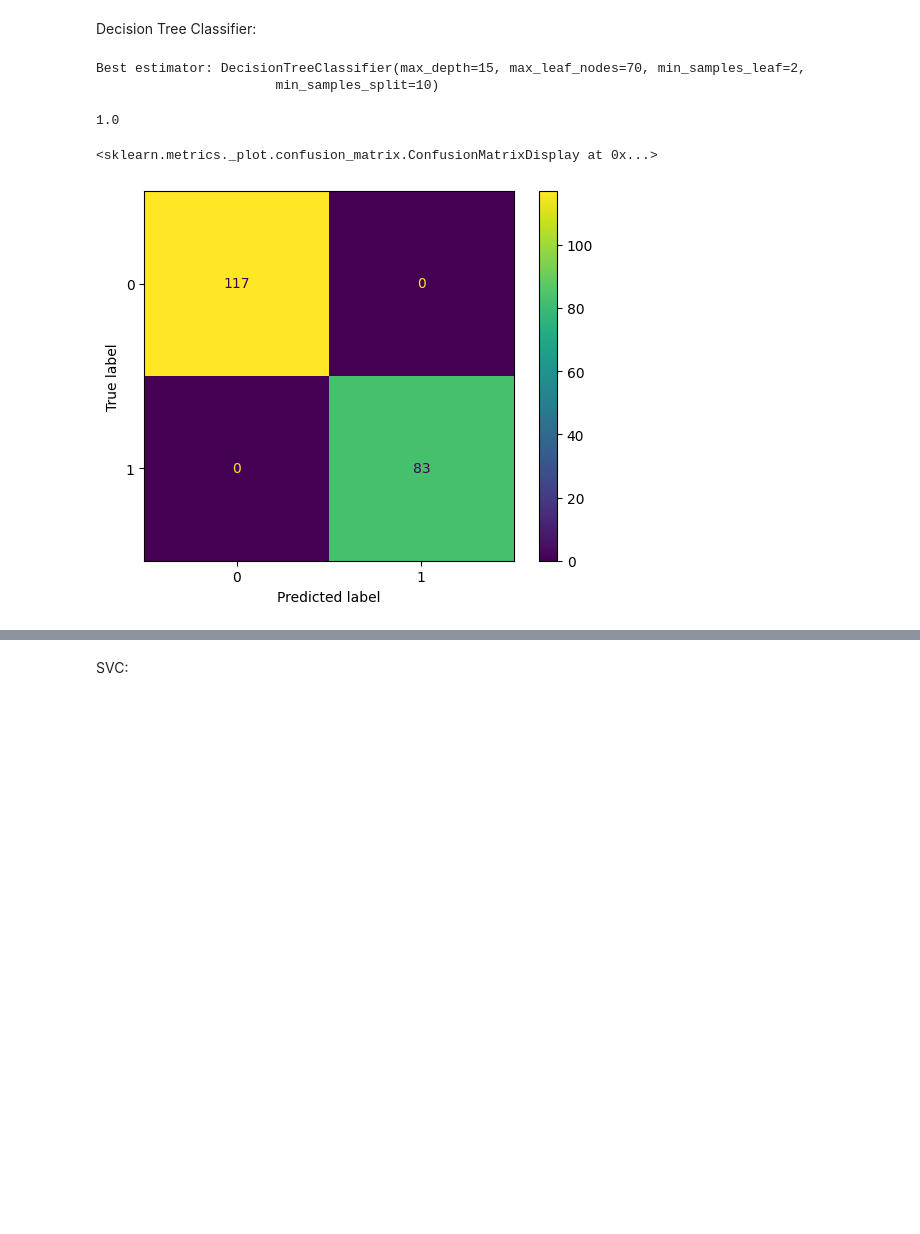
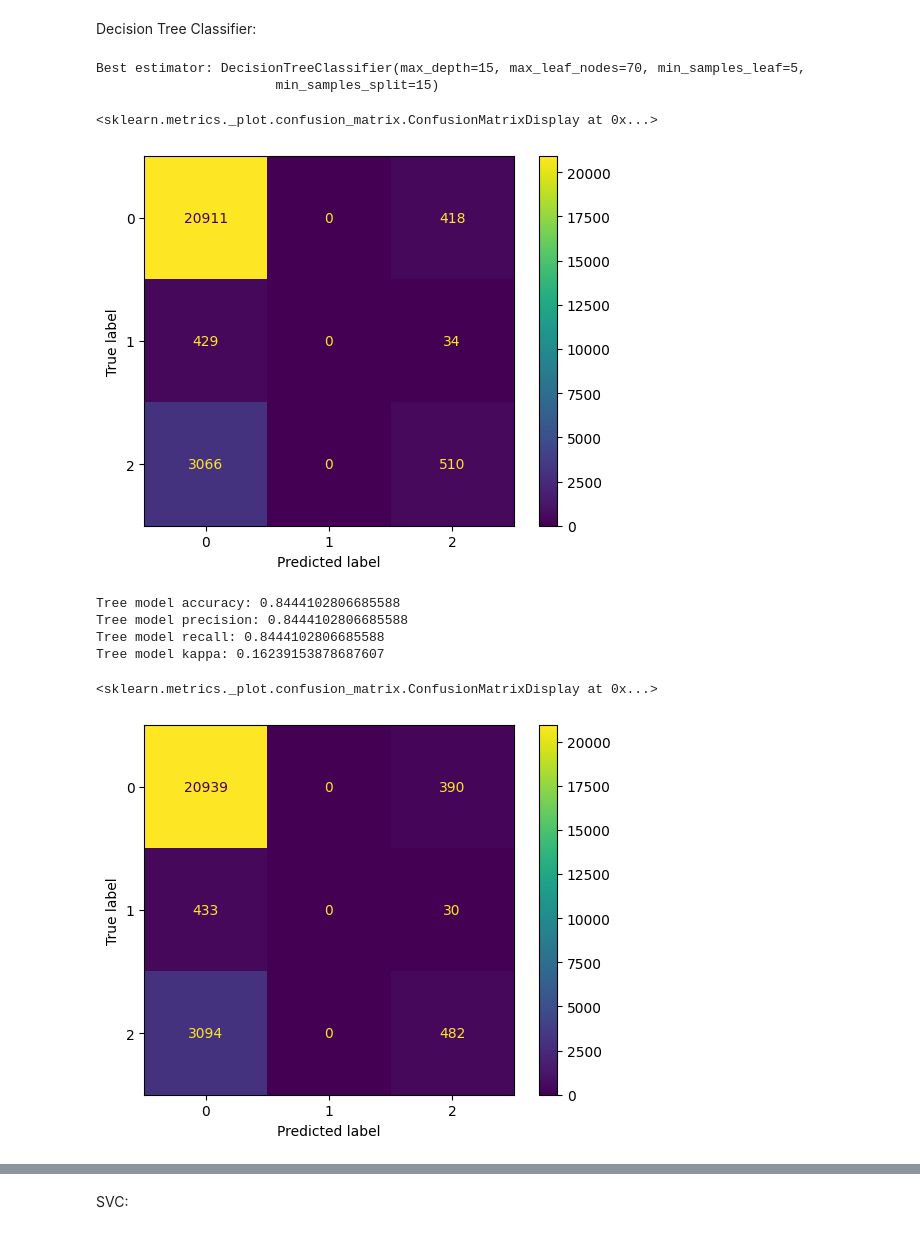
Before and after one commit to herrickc9614/geneticAlgorithm_SynthData, a Jupyter notebook: geneticAlgorithm_SynthData.ipynb, the cells around one changed output, grey strips where cells are left out. Saved outputs shown, nothing was run; the diff lists cells and outputs as text; code cells hidden in the pictures; blank space fills up the shorter version.

```diff
--- a/geneticAlgorithm_SynthData.ipynb
+++ b/geneticAlgorithm_SynthData.ipynb
@@ -159,5 +317,6 @@ treeModel = DecisionTreeClassifier()
 # %%
 # Create tuning grid
+treeModel = DecisionTreeClassifier()
 params = {'max_depth': [15, 16, 17, 18, 19, 20, 25],
           'min_samples_split': [10, 15, 20, 25, 30],
           'min_samples_leaf': [2, 3, 4, 5],
@@ -169,20 +328,41 @@ treeTuning.fit(X_val, np.ravel(y_val))
 
 print('Best estimator:', treeTuning.best_estimator_)
 # %% [output]
-Best estimator: DecisionTreeClassifier(max_depth=15, max_leaf_nodes=70, min_samples_leaf=2,
-                       min_samples_split=10)
+Best estimator: DecisionTreeClassifier(max_depth=15, max_leaf_nodes=70, min_samples_leaf=5,
+                       min_samples_split=15)
-# %%
-treeModel.set_params(max_depth=15, max_leaf_nodes=70, min_samples_leaf=2,
-                       min_samples_split=10)
-treeModel.fit(X_train, y_train)
-treeModel.score(X_test, y_test)
-# %% [output]
-1.0
 # %%
+#Unmodified Training
+treeModel = treeTuning.best_estimator_
+treeModel.fit(X_train, y_train)
+treeModel.score(X_test, y_test)
+
 y_pred = treeModel.predict(X_test)
 
 cm = confusion_matrix(y_test,y_pred)
 ConfusionMatrixDisplay(cm).plot()
 # %% [output]
 <sklearn.metrics._plot.confusion_matrix.ConfusionMatrixDisplay at 0x...>
-[figure, old version]
+[figure, new version]
+# %%
+print("Tree model accuracy:", metrics.accuracy_score(y_test, y_pred))
+print("Tree model precision:", metrics.precision_score(y_test, y_pred, average='micro'))
+print("Tree model recall:", metrics.recall_score(y_test, y_pred, average='micro'))
+print("Tree model kappa:", metrics.cohen_kappa_score(y_test, y_pred))
+# %% [output]
+Tree model accuracy: 0.8444102806685588
+Tree model precision: 0.8444102806685588
+Tree model recall: 0.8444102806685588
+Tree model kappa: 0.16239153878687607
+# %%
+#Genetic Algorithm Training
+treeModel = treeTuning.best_estimator_
+treeModel.fit(gen_X, gen_Y)
+treeModel.score(X_test, y_test)
+
+y_pred = treeModel.predict(X_test)
+
+cm = confusion_matrix(y_test,y_pred)
+ConfusionMatrixDisplay(cm).plot()
+# %% [output]
+<sklearn.metrics._plot.confusion_matrix.ConfusionMatrixDisplay at 0x...>
+[figure, added]
```
Also changed, not shown: parts of 52 cells of this notebook.
